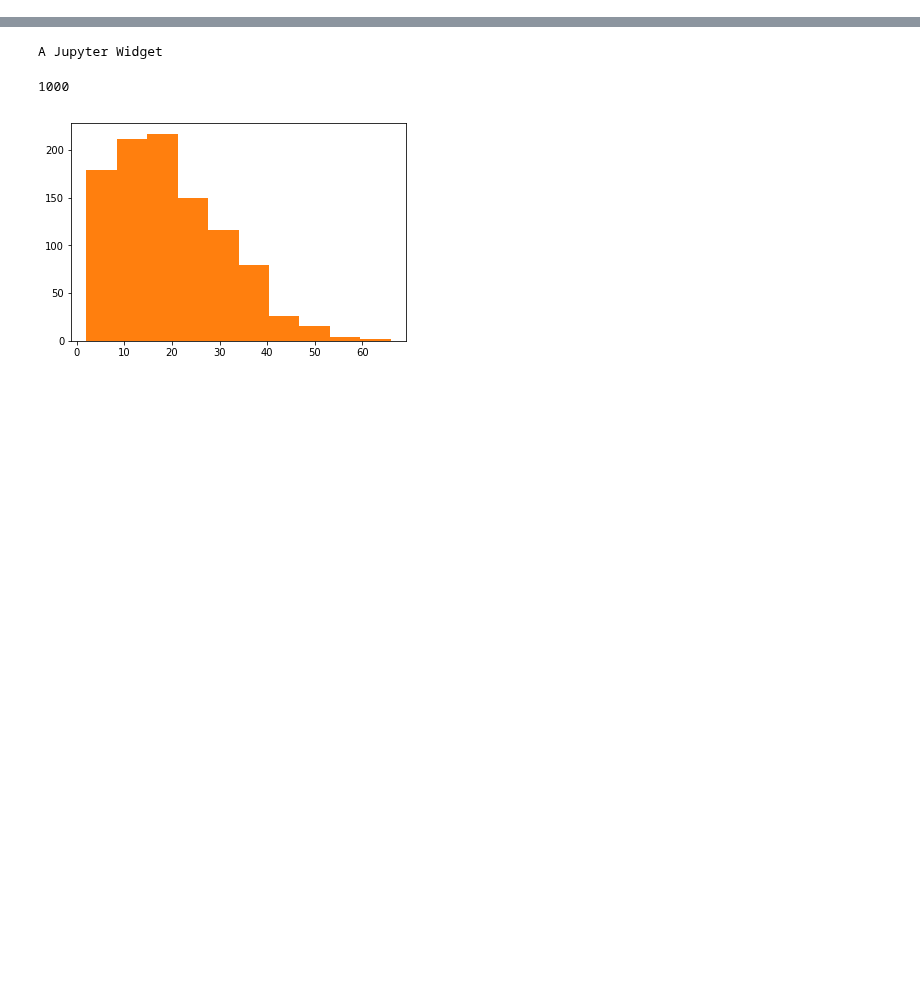
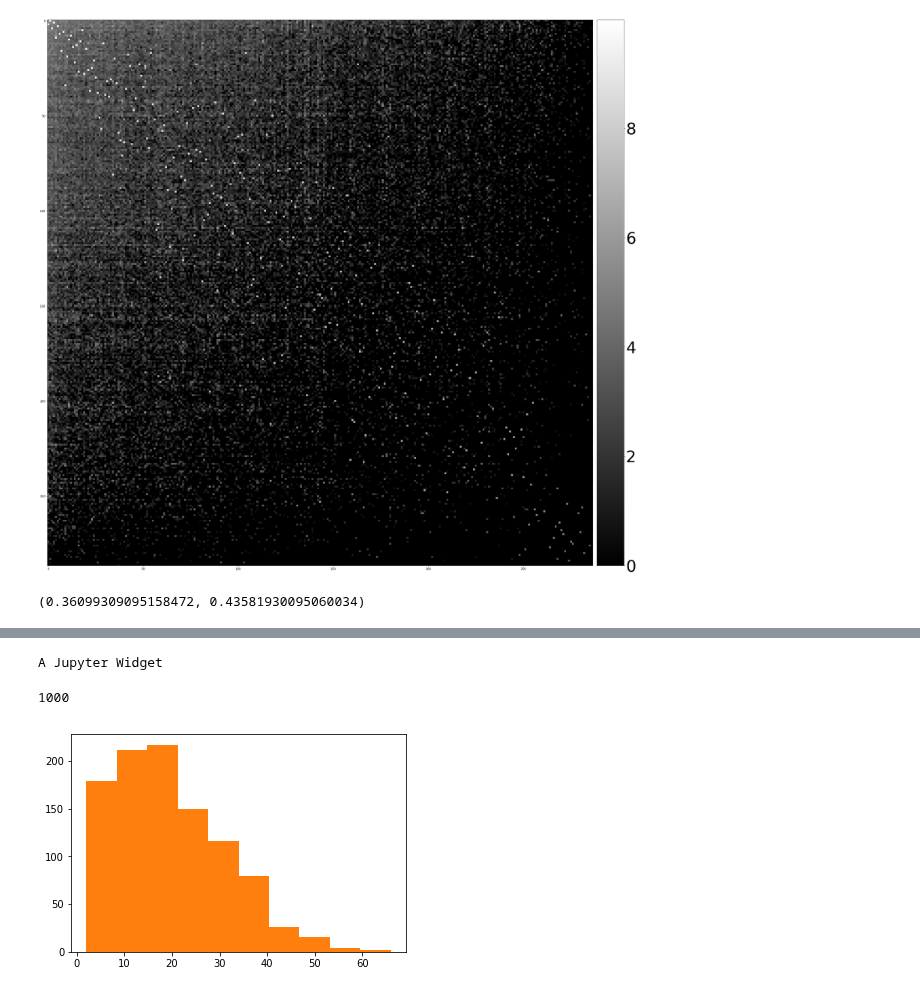
Before and after one commit to rykachevskiy/CRISPR, a Jupyter notebook: Probabilistic_model/PM, new annealing.ipynb, the cells around one changed output, grey strips where cells are left out. Drawn from its saved outputs; the diff is of its cells as text; code cells hidden in the pictures; blank space fills up the shorter version.

```diff
--- a/Probabilistic_model/PM, new annealing.ipynb
+++ b/Probabilistic_model/PM, new annealing.ipynb
@@ -316,0 +674,2 @@ gr_list = []
+# %%
+_, order = rearange(graphs[-1,:,:])
@@ -316,0 +686,9 @@ gr_list = []
+# %%
+ca.plot_gr(graphs[-1][order][:, order], log =1)
+plt.show()
+# %% [output]
+[figure, added]
+# %%
+calc_noise_ratio(gr0, gr)
+# %% [output]
+(0.36099309095158472, 0.43581930095060034)
```
Also changed, not shown: parts of 54 cells of this notebook, 3 other files.
